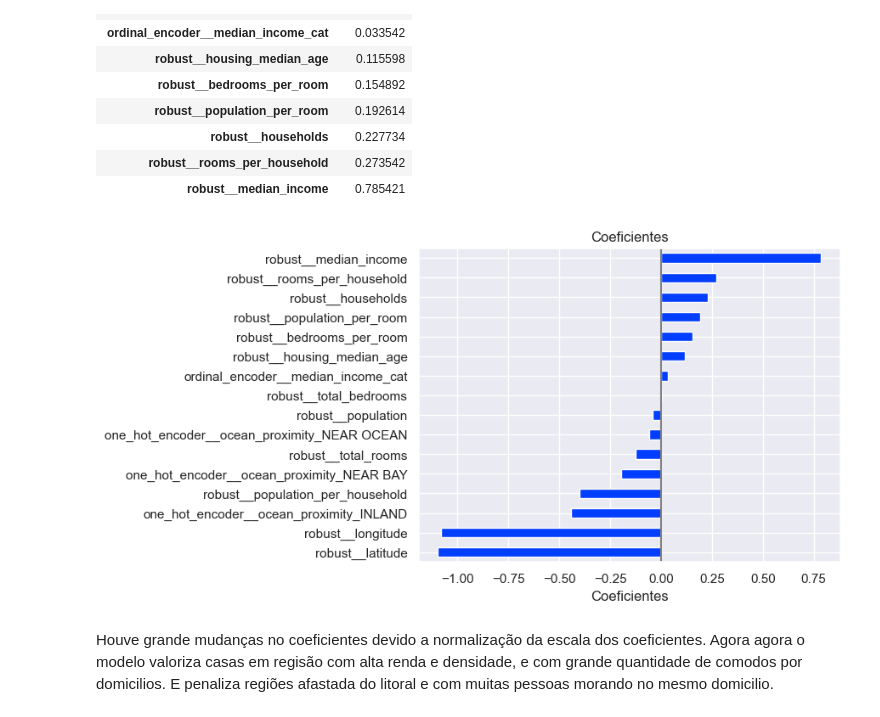
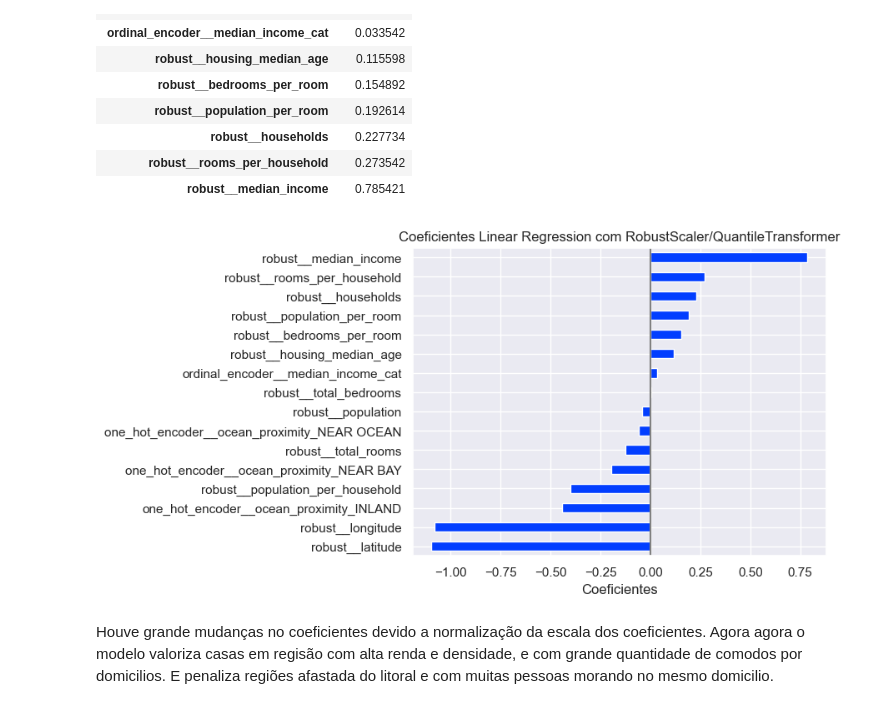
Before and after one commit to djgabriel93/California_housing_prices, a Jupyter notebook: notebooks/04-gd-modelos-parte2.ipynb, the cells around one changed output. Saved outputs shown, nothing was run; the diff lists cells and outputs as text; code cells hidden in the pictures.

Commit message:
modelo treinado

```diff
--- a/notebooks/04-gd-modelos-parte2.ipynb
+++ b/notebooks/04-gd-modelos-parte2.ipynb
@@ -361,12 +361,12 @@ coefs
 | robust__rooms_per_household | 0.273542 |
 | robust__median_income | 0.785421 |
 # %%
-#analise gráfica do coeficiente do melhor modelo
+#analise gráfica dos coeficientes do melhor modelo
 plot_coeficientes(
     coefs,
-    tituto="Coeficientes")
+    tituto="Coeficientes Linear Regression com RobustScaler/QuantileTransformer")
 # %% [output]
-[figure, old version]
+[figure, new version]
 # %% [markdown]
 Houve grande mudanças no coeficientes devido a normalização da escala dos coeficientes.
 Agora agora o modelo valoriza casas em regisão com alta renda e densidade, e com grande quantidade de comodos por domicilios. E penaliza regiões afastada do litoral e com muitas pessoas morando no mesmo domicilio.
```
Also changed, not shown: 4 other files.
